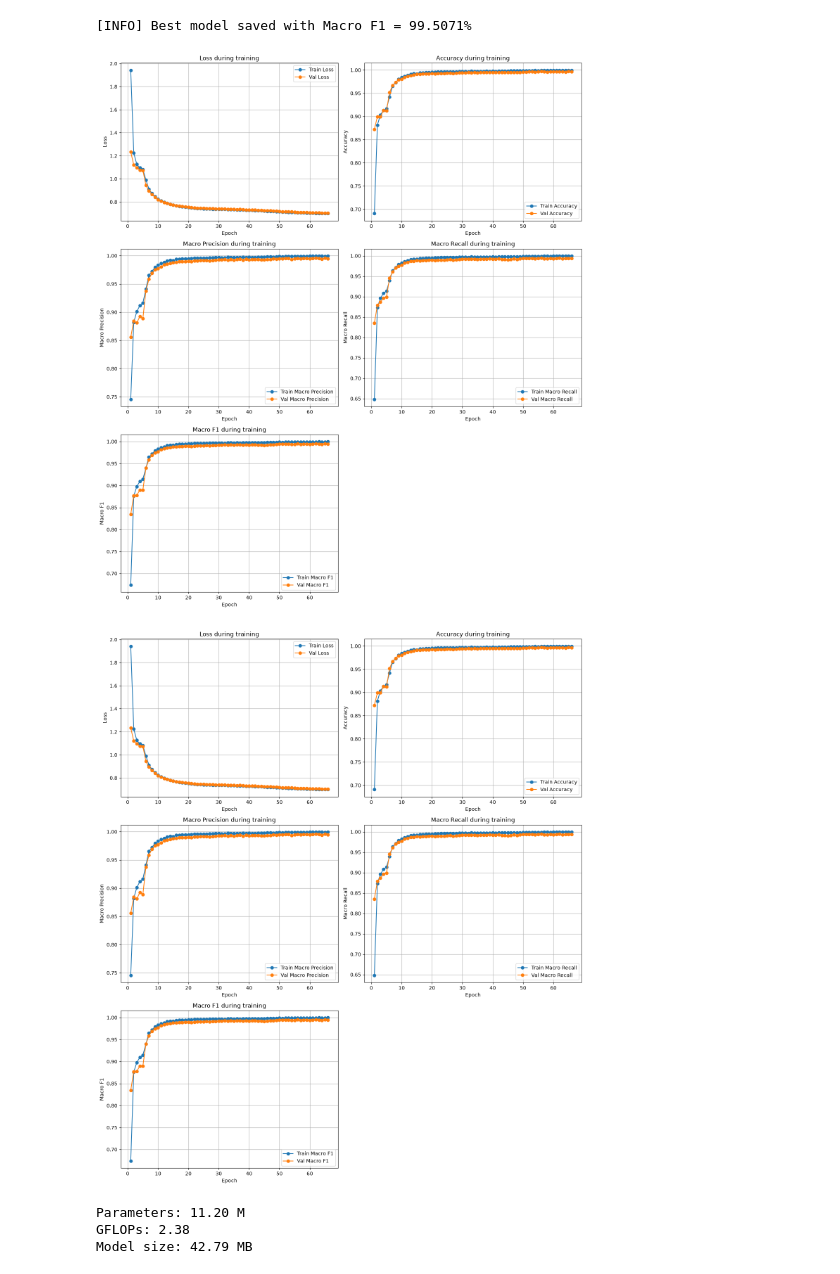
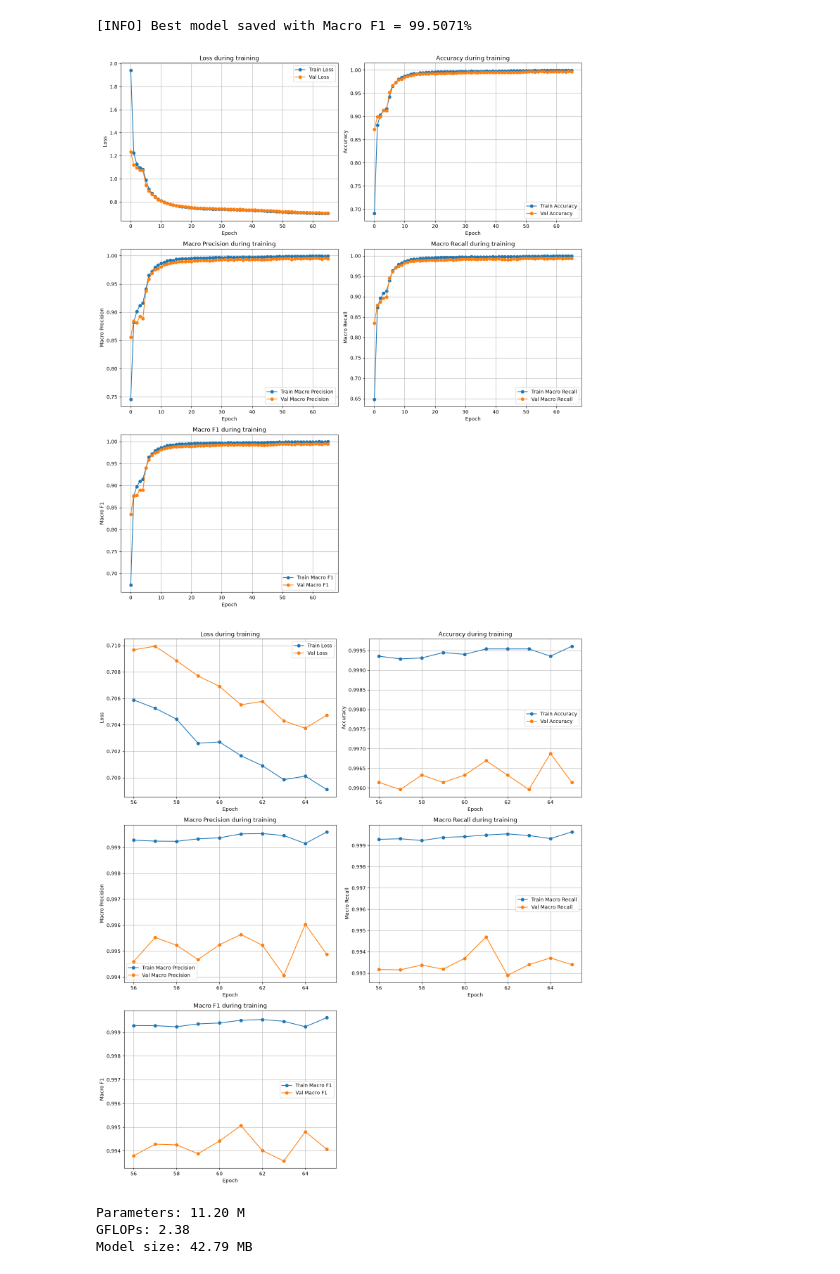
Before and after one commit to Juan-Antonio-24/plant-disease-cnn-benchmark, a Jupyter notebook: training/resnet18/resnet18_training.ipynb, the cells around one changed output. Drawn from its saved outputs; the diff is of its cells as text; code cells hidden in the pictures.

```diff
--- a/training/resnet18/resnet18_training.ipynb
+++ b/training/resnet18/resnet18_training.ipynb
@@ -444,8 +444,8 @@ Epoch 64 | Validation Macro F1 = 99.48% | Validation Loss = 0.70 | Val Accuracy
 # %%
 model_dir = Path("../../model/resnet18")
 checkpoint_path = model_dir / "PlantVillage_ResNet18_checkpoint.pth"
-checkpoint = torch.load(checkpoint_path, map_location=device, weights_only=False)
-epochs = range(1, len(checkpoint['train_acc_hist']) + 1)
+checkpoint = torch.load(checkpoint_path, map_location="cpu", weights_only=False)
+epochs = range(0, len(checkpoint['train_acc_hist']))
 
 plt.figure(figsize=(14, 16))
 
@@ -518,13 +518,13 @@ plt.grid(True)
 plt.tight_layout()
 plt.show()
 # %% [output]
-[figure, old version]
+[figure, new version]
 # %%
 model_dir = Path("../../model/resnet18")
 checkpoint_path = model_dir / "PlantVillage_ResNet18_checkpoint.pth"
-device = torch.device("cuda" if torch.cuda.is_available() else "cpu")
-checkpoint = torch.load(checkpoint_path, map_location=device, weights_only=False)
-epochs = range(1, len(checkpoint['train_acc_hist']) + 1)
+checkpoint = torch.load(checkpoint_path, map_location="cpu", weights_only=False)
+distance = 10
+epochs = range(checkpoint['epoch'] - distance + 1, checkpoint['epoch'] + 1)
 
 plt.figure(figsize=(14, 16))
 
@@ -533,8 +533,8 @@ plt.figure(figsize=(14, 16))
 # ==========================================
 
 plt.subplot(3, 2, 1)
-plt.plot(epochs, checkpoint["train_loss_hist"], label="Train Loss", marker="o")
-plt.plot(epochs, checkpoint["val_loss_hist"], label="Val Loss", marker="o")
+plt.plot(epochs, checkpoint["train_loss_hist"][-distance:], label="Train Loss", marker="o")
+plt.plot(epochs, checkpoint["val_loss_hist"][-distance:], label="Val Loss", marker="o")
 plt.xlabel("Epoch")
 plt.ylabel("Loss")
 plt.title("Loss during training")
@@ -546,8 +546,8 @@ plt.grid(True)
 # ==========================================
 
 plt.subplot(3, 2, 2)
-plt.plot(epochs, checkpoint["train_acc_hist"],label="Train Accuracy", marker="o")
-plt.plot(epochs, checkpoint["val_acc_hist"], label="Val Accuracy", marker="o")
+plt.plot(epochs, checkpoint["train_acc_hist"][-distance:], label="Train Accuracy", marker="o")
+plt.plot(epochs, checkpoint["val_acc_hist"][-distance:], label="Val Accuracy", marker="o")
 plt.xlabel("Epoch")
 plt.ylabel("Accuracy")
 plt.title("Accuracy during training")
@@ -559,45 +559,45 @@ plt.grid(True)
 # ==========================================
 
 plt.subplot(3, 2, 3)
-plt.plot(epochs, checkpoint["train_precision_hist"], label="Train Macro Precision", marker="o")
-plt.plot(epochs, checkpoint["val_precision_hist"], label="Val Macro Precision", marker="o")
+plt.plot(epochs, checkpoint["train_precision_hist"][-distance:], label="Train Macro Precision", marker="o")
+plt.plot(epochs, checkpoint["val_precision_hist"][-distance:], label="Val Macro Precision", marker="o")
 plt.xlabel("Epoch")
 plt.ylabel("Macro Precision")
 plt.title("Macro Precision during training")
 plt.legend()
 plt.grid(True)
 
 # ==========================================
 # 4. MACRO RECALL
 # ==========================================
 
 plt.subplot(3, 2, 4)
-plt.plot(epochs, checkpoint["train_recall_hist"], label="Train Macro Recall", marker="o")
-plt.plot(epochs, checkpoint["val_recall_hist"], label="Val Macro Recall", marker="o")
+plt.plot(epochs, checkpoint["train_recall_hist"][-distance:], label="Train Macro Recall", marker="o")
+plt.plot(epochs, checkpoint["val_recall_hist"][-distance:], label="Val Macro Recall", marker="o")
 plt.xlabel("Epoch")
 plt.ylabel("Macro Recall")
 plt.title("Macro Recall during training")
 plt.legend()
 plt.grid(True)
 
 # ==========================================
 # 5. MACRO F1
 # ==========================================
 
 plt.subplot(3, 2, 5)
-plt.plot(epochs, checkpoint["train_macro_f1_hist"], label="Train Macro F1", marker="o")
-plt.plot(epochs, checkpoint["val_macro_f1_hist"], label="Val Macro F1", marker="o")
+plt.plot(epochs, checkpoint["train_macro_f1_hist"][-distance:], label="Train Macro F1", marker="o")
+plt.plot(epochs, checkpoint["val_macro_f1_hist"][-distance:], label="Val Macro F1", marker="o")
 plt.xlabel("Epoch")
 plt.ylabel("Macro F1")
 plt.title("Macro F1 during training")
 plt.legend()
 plt.grid(True)
 
 
 plt.tight_layout()
 plt.show()
 # %% [output]
-[figure, old version]
+[figure, new version]
 # %%
 total_params = sum(p.numel() for p in model.parameters())
 total_params_m = total_params / 1e6
```
Also changed, not shown: parts of 3 cells of this notebook, 6 other files.
